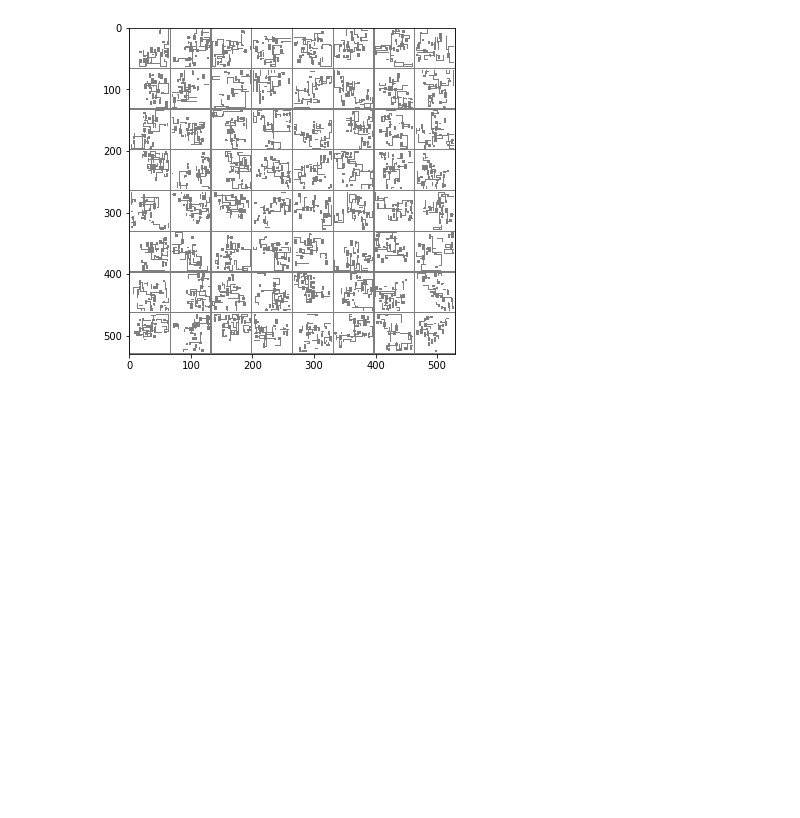
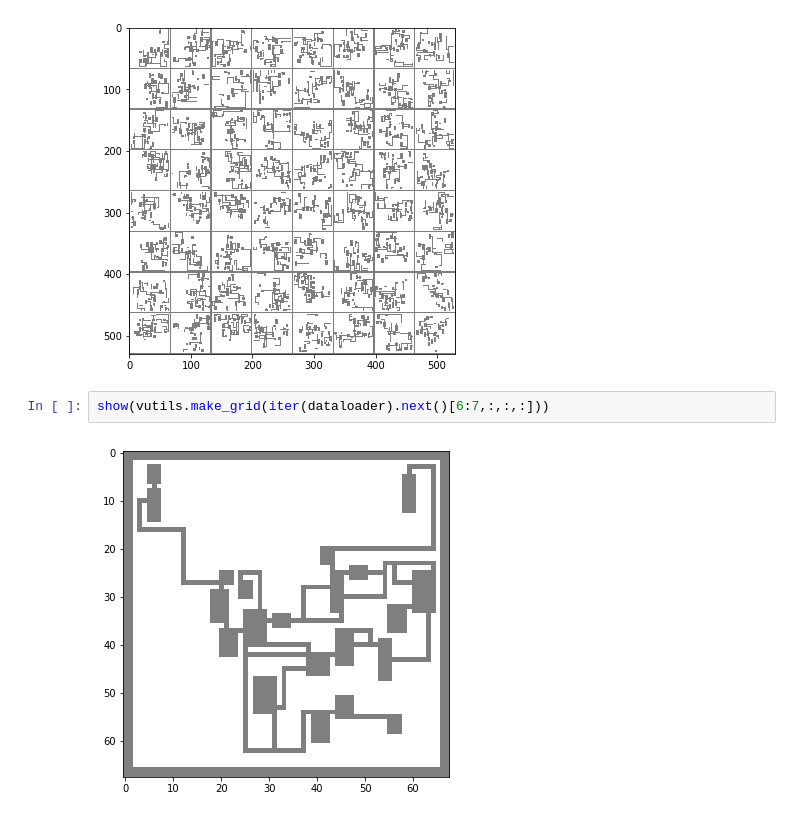
Before and after one commit to flend/courses, a Jupyter notebook: dungeonlearning/wgan-pytorch-dungeon.ipynb, the cells around one changed output. Cells and saved outputs as stored; diff of their text form; blank space fills up the shorter version.

```diff
--- a/dungeonlearning/wgan-pytorch-dungeon.ipynb
+++ b/dungeonlearning/wgan-pytorch-dungeon.ipynb
@@ -193,3 +223,7 @@ show(vutils.make_grid(fake))
 show(vutils.make_grid(iter(dataloader).next()))
 # %% [output]
 [figure]
+# %%
+show(vutils.make_grid(iter(dataloader).next()[6:7,:,:,:]))
+# %% [output]
+[figure, added]
```
Also changed, not shown: parts of 9 cells of this notebook, 1 other file.
